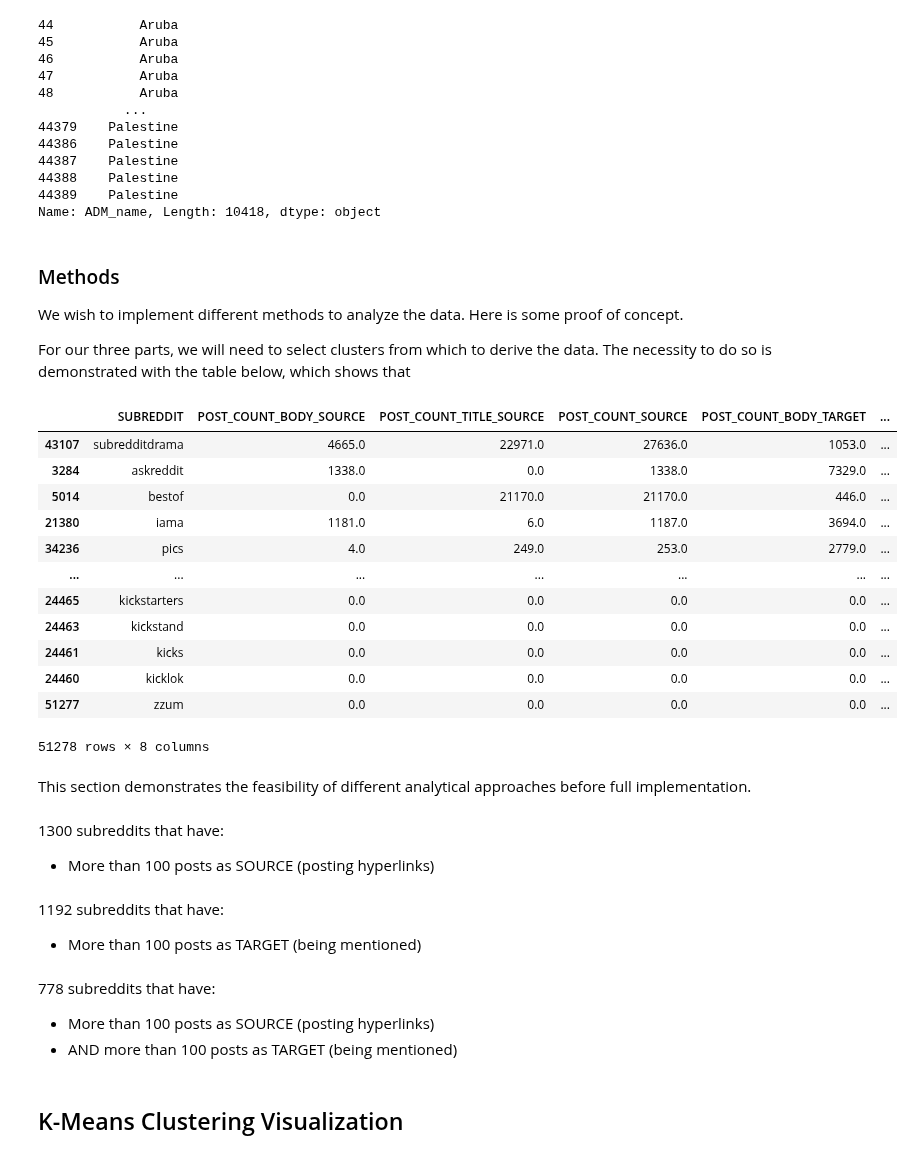
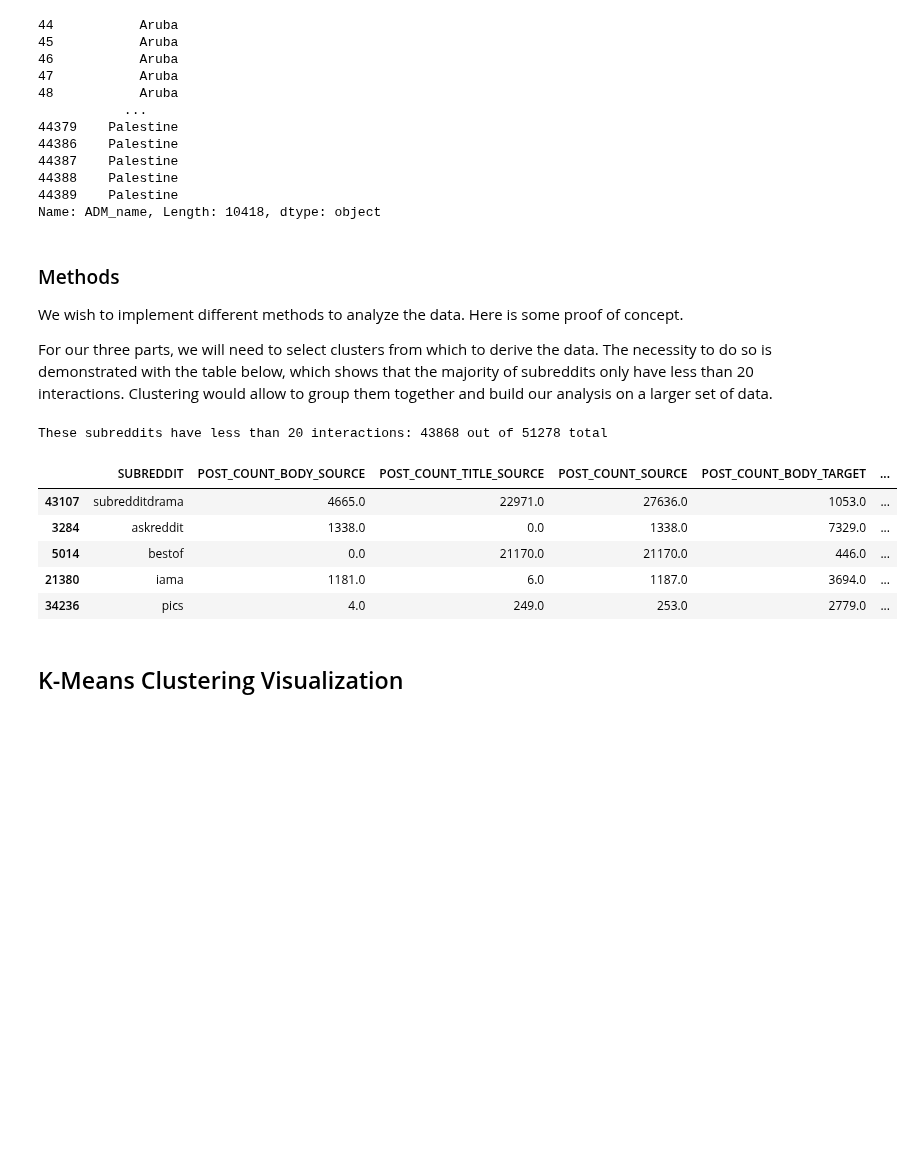
Before and after one commit to l0uisgrange/ada-2025-project, a Jupyter notebook: results.ipynb, the cells around one changed output. Drawn from its saved outputs; the diff is of its cells as text; code cells hidden in the pictures; blank space fills up the shorter version.

```diff
--- a/results.ipynb
+++ b/results.ipynb
@@ -78,38 +78,21 @@ Name: ADM_name, Length: 10418, dtype: object
 ### Methods
 We wish to implement different methods to analyze the data. Here is some proof of concept.
 
-For our three parts, we will need to select clusters from which to derive the data. The necessity to do so is demonstrated with the table below, which shows that
+For our three parts, we will need to select clusters from which to derive the data. The necessity to do so is demonstrated with the table below, which shows that the majority of subreddits only have less than 20 interactions. Clustering would allow to group them together and build our analysis on a larger set of data.
 # %%
 from src.preprocessing import filter_active_subreddits
 active_subreddits, total_counts = filter_active_subreddits(df_body, df_title, df_subreddits)
-
-total_counts.sort_values(by='POST_COUNT_TOTAL', ascending=False).head()
+total = (total_counts['POST_COUNT_TOTAL'] < 20).sum()
+print('These subreddits have less than 20 interactions:', total, 'out of', len(total_counts), 'total')
+total_counts.sort_values(by='POST_COUNT_TOTAL', ascending=False).head(5)
 # %% [output]
+These subreddits have less than 20 interactions: 43868 out of 51278 total
 |  | SUBREDDIT | POST_COUNT_BODY_SOURCE | POST_COUNT_TITLE_SOURCE | POST_COUNT_SOURCE | POST_COUNT_BODY_TARGET | ... |
 | 43107 | subredditdrama | 4665.0 | 22971.0 | 27636.0 | 1053.0 | ... |
 | 3284 | askreddit | 1338.0 | 0.0 | 1338.0 | 7329.0 | ... |
 | 5014 | bestof | 0.0 | 21170.0 | 21170.0 | 446.0 | ... |
 | 21380 | iama | 1181.0 | 6.0 | 1187.0 | 3694.0 | ... |
 | 34236 | pics | 4.0 | 249.0 | 253.0 | 2779.0 | ... |
-| ... | ... | ... | ... | ... | ... | ... |
-| 24465 | kickstarters | 0.0 | 0.0 | 0.0 | 0.0 | ... |
-| 24463 | kickstand | 0.0 | 0.0 | 0.0 | 0.0 | ... |
-| 24461 | kicks | 0.0 | 0.0 | 0.0 | 0.0 | ... |
-| 24460 | kicklok | 0.0 | 0.0 | 0.0 | 0.0 | ... |
-| 51277 | zzum | 0.0 | 0.0 | 0.0 | 0.0 | ... |
-51278 rows × 8 columns
-# %% [markdown]
-This section demonstrates the feasibility of different analytical approaches before full implementation.
-# %% [markdown]
-1300 subreddits that have:
-- More than 100 posts as SOURCE (posting hyperlinks)
-# %% [markdown]
-1192 subreddits that have:
-- More than 100 posts as TARGET (being mentioned)
-# %% [markdown]
-778 subreddits that have:
-- More than 100 posts as SOURCE (posting hyperlinks)
-- AND more than 100 posts as TARGET (being mentioned)
 # %% [markdown]
 ## K-Means Clustering Visualization
 # %%
```
